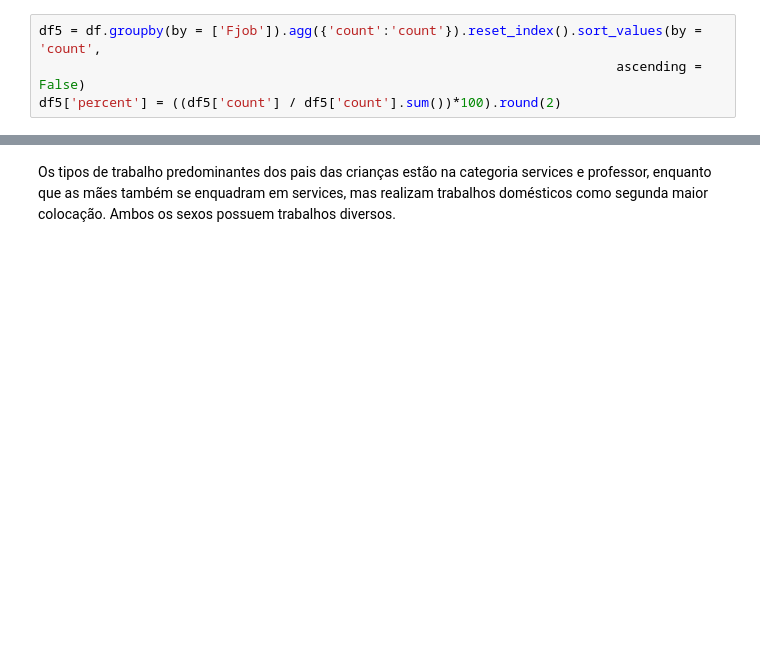
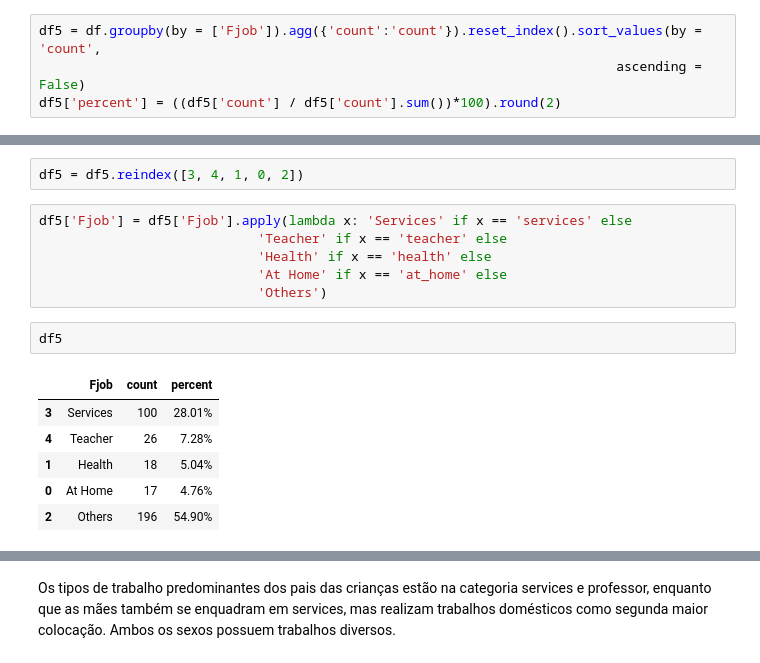
Before and after one commit to Pedro-A-D-S/kaggle_projects, a Jupyter notebook: student_performance.ipynb, the cells around one changed output, grey strips where cells are left out. Saved outputs shown, nothing was run; the diff lists cells and outputs as text; blank space fills up the shorter version.

```diff
--- a/student_performance.ipynb
+++ b/student_performance.ipynb
@@ -343,3 +387,20 @@ df5['percent'] = ((df5['count'] / df5['count'].sum())*100).round(2)
+# %%
+df5 = df5.reindex([3, 4, 1, 0, 2])
+# %%
+df5['Fjob'] = df5['Fjob'].apply(lambda x: 'Services' if x == 'services' else
+                            'Teacher' if x == 'teacher' else
+                            'Health' if x == 'health' else
+                            'At Home' if x == 'at_home' else
+                            'Others')
+# %%
+df5
+# %% [output]
+|  | Fjob | count | percent |
+| 3 | Services | 100 | 28.01% |
+| 4 | Teacher | 26 | 7.28% |
+| 1 | Health | 18 | 5.04% |
+| 0 | At Home | 17 | 4.76% |
+| 2 | Others | 196 | 54.90% |
 # %%
 fig = px.bar(data_frame = df5,
              x = 'Fjob', y = 'count',
```
Also changed, not shown: parts of 17 cells of this notebook.
